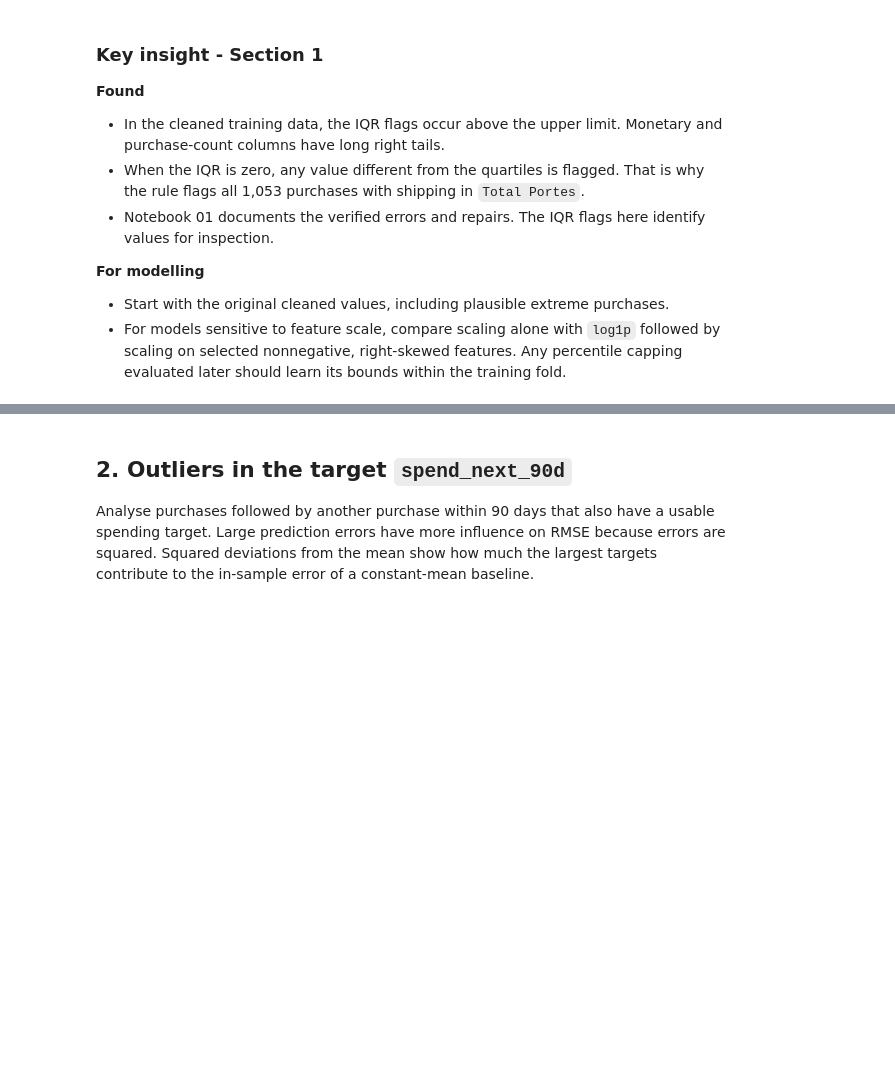
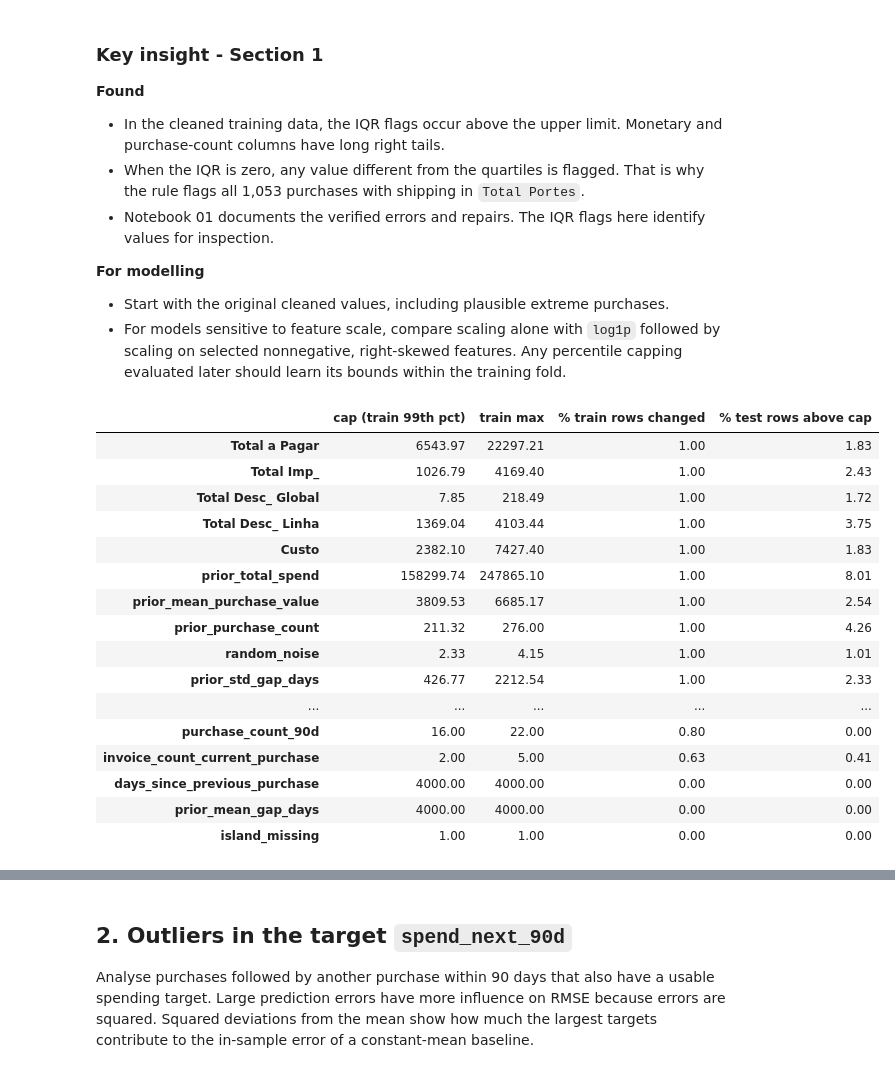
Before and after one commit to L4DR48/ETAI-Group5, a Jupyter notebook: notebooks/04_preprocessing.ipynb, the cells around one changed output, grey strips where cells are left out. Drawn from its saved outputs; the diff is of its cells as text; code cells hidden in the pictures; blank space fills up the shorter version.

```diff
--- a/notebooks/04_preprocessing.ipynb
+++ b/notebooks/04_preprocessing.ipynb
@@ -56,7 +56,8 @@ test = load_clean(str(processed_dir / "test_clean.csv"))
 customers = pd.read_csv(
     processed_dir / "clientes_clean.csv",
     usecols=["customer_id", "country_or_region", "island"],
-).set_index("customer_id", verify_integrity=True)
+).set_index("customer_id")
+assert customers.index.is_unique, "clientes_clean.csv has a repeated customer_id"
 
 print(
     "Train:", df.shape,
@@ -154,34 +155,53 @@ iqr_table.sort_values("% outliers", ascending=False)
 # Effect of capping: the data exactly as the pipeline sees it just before the capping step
 from src.cleaning import clean_transactions
 from src.data import add_candidate_features
 from src.preprocessing import fill_no_history, load_config
 
 config = load_config(project_root / "config.yaml")["preprocessing"]
 train_raw = pd.read_csv(DATA_DIR / "train.csv")
 test_raw = pd.read_csv(DATA_DIR / "test.csv")
 
 
 def before_capping(raw, is_train):
     """clean_transactions -> add_candidate_features -> fill_no_history, as in the pipeline."""
     data = clean_transactions(raw, history=train_raw, is_train=is_train)
     data = add_candidate_features(data, customers.reset_index())
     return fill_no_history(data, config["no_history_days"], config["no_history_ratio"])
 
 
 train_pipe = before_capping(train_raw, is_train=True)
 test_pipe = before_capping(test_raw, is_train=False)
 
 # The cap is learned on train only (upper quantile of cap_quantiles, NaN ignored, as in QuantileCapper)
-numeric = config["numeric_features"]
+# The numeric features left after drop_correlated (as build_preprocessor does)
+numeric = [col for col in config["numeric_features"] if col not in config["drop_correlated"]]
 cap = train_pipe[numeric].quantile(config["cap_quantiles"][1])
 
 capping = pd.DataFrame({
     "cap (train 99th pct)": cap,
     "train max": train_pipe[numeric].max(),
     "% train rows changed": 100 * (train_pipe[numeric] > cap).mean(),
     "% test rows above cap": 100 * (test_pipe[numeric] > cap).mean(),
 }).round(2)
 capping.sort_values("% train rows changed", ascending=False)
+# %% [output]
+|  | cap (train 99th pct) | train max | % train rows changed | % test rows above cap |
+| Total a Pagar | 6543.97 | 22297.21 | 1.00 | 1.83 |
+| Total Imp_ | 1026.79 | 4169.40 | 1.00 | 2.43 |
+| Total Desc_ Global | 7.85 | 218.49 | 1.00 | 1.72 |
+| Total Desc_ Linha | 1369.04 | 4103.44 | 1.00 | 3.75 |
+| Custo | 2382.10 | 7427.40 | 1.00 | 1.83 |
+| prior_total_spend | 158299.74 | 247865.10 | 1.00 | 8.01 |
+| prior_mean_purchase_value | 3809.53 | 6685.17 | 1.00 | 2.54 |
+| prior_purchase_count | 211.32 | 276.00 | 1.00 | 4.26 |
+| random_noise | 2.33 | 4.15 | 1.00 | 1.01 |
+| prior_std_gap_days | 426.77 | 2212.54 | 1.00 | 2.33 |
+| ... | ... | ... | ... | ... |
+| purchase_count_90d | 16.00 | 22.00 | 0.80 | 0.00 |
+| invoice_count_current_purchase | 2.00 | 5.00 | 0.63 | 0.41 |
+| days_since_previous_purchase | 4000.00 | 4000.00 | 0.00 | 0.00 |
+| prior_mean_gap_days | 4000.00 | 4000.00 | 0.00 | 0.00 |
+| island_missing | 1.00 | 1.00 | 0.00 | 0.00 |
 # %% [markdown]
 ### Key insight - effect of capping
 
```
Also changed, not shown: parts of 7 cells of this notebook, 6 other files.
